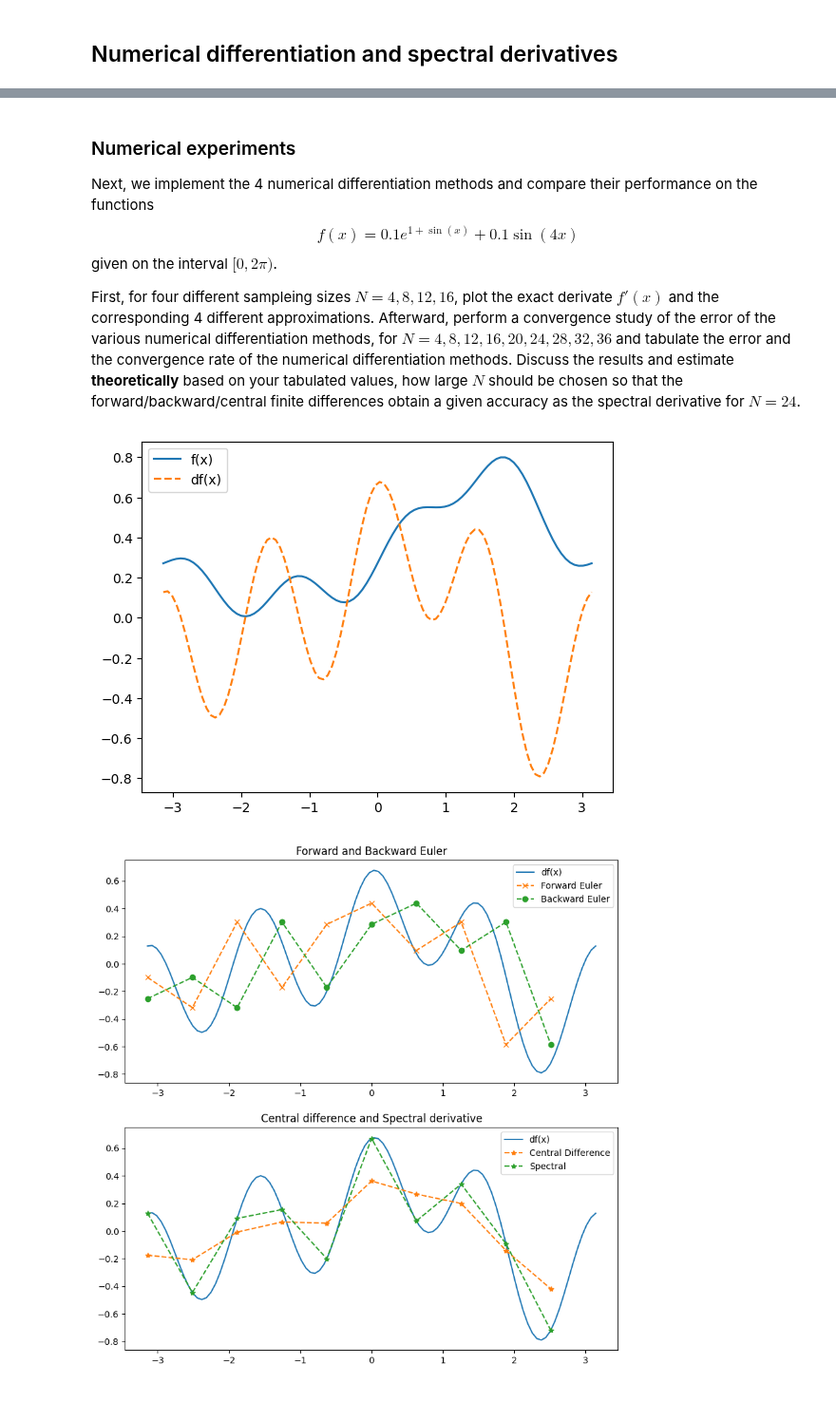
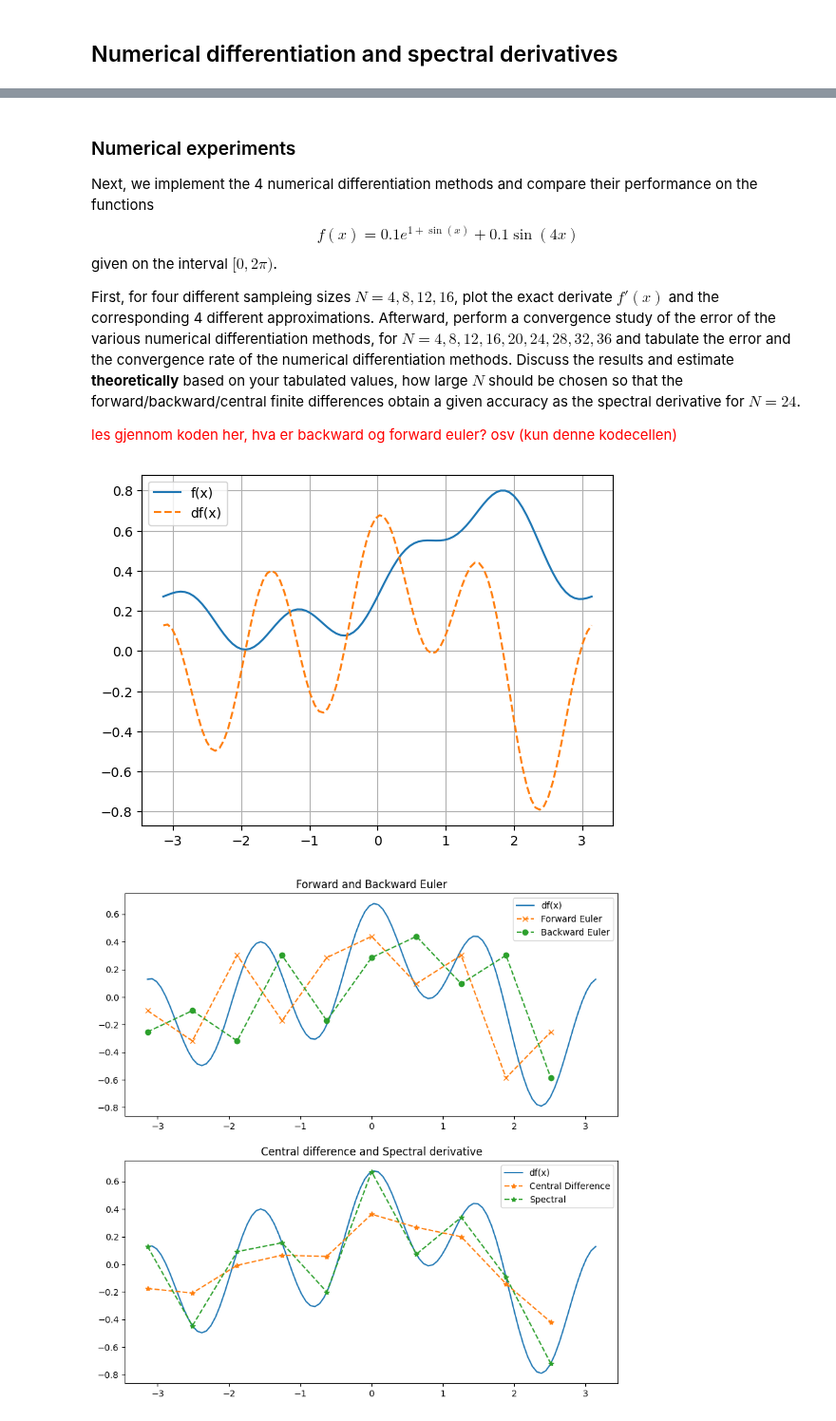
Before and after one commit to solniva/TMA4320_ScientificComputationNotes, a Jupyter notebook: chapter_fourier/SpectralDerivative.ipynb, the cells around one changed output, grey strips where cells are left out. Shown at 95% size. Saved outputs shown, nothing was run; the diff lists cells and outputs as text; code cells hidden in the pictures.

```diff
--- a/chapter_fourier/SpectralDerivative.ipynb
+++ b/chapter_fourier/SpectralDerivative.ipynb
@@ -122,6 +136,8 @@ Afterward, perform a convergence study of the error of the various numerical dif
 for $N  = 4, 8, 12, 16, 20, 24, 28, 32, 36$ and tabulate the error and the convergence rate of the numerical differentiation methods.
 Discuss the results and estimate **theoretically** based on your tabulated values, how large $N$ should be chosen
 so that the forward/backward/central finite differences obtain a given accuracy as the spectral derivative for $N=24$.
+
+<font color="red">les gjennom koden her, hva er backward og forward euler? osv (kun denne kodecellen) </font>
 # %%
 # Forward Euler
 def df_forward(f, x):
@@ -164,28 +180,28 @@ def df_spectral(f, x):
 # %%
 L = 2*np.pi
 # L = np.pi
 N = 10
 dx = L/N
 # Note that we do not need to include the last point
 # due to the periodic boundary conditions
 x = np.arange(-L/2, L/2, dx)
 
 # Define a function and its derivative
 # f = lambda x: np.cos(x) + 0.5*np.sin(4*x)
 # df = lambda x: -np.sin(x) + 0.4*np.cos(4*x)
 
 f = lambda x:  0.1*np.exp(1+np.sin(x)) + 0.1*np.sin(4*x)
 df = lambda x: 0.1*np.cos(x)*np.exp(1+np.sin(x)) + 0.4*np.cos(4*x)
 
 
 xfine = np.linspace(-L/2, L/2, 10*N)
-# plt.figure(figsize=(10, 6))
 plt.plot(xfine, f(xfine), label='f(x)')
 plt.plot(xfine, df(xfine), "--", label='df(x)')
 plt.legend()
+plt.grid(True)
 plt.show()
 # %% [output]
-[figure, old version]
+[figure, new version]
 # %%
 fig, axes = plt.subplots(2, 1, figsize=(10, 10))
 
```
Also changed, not shown: parts of 3 cells of this notebook.
